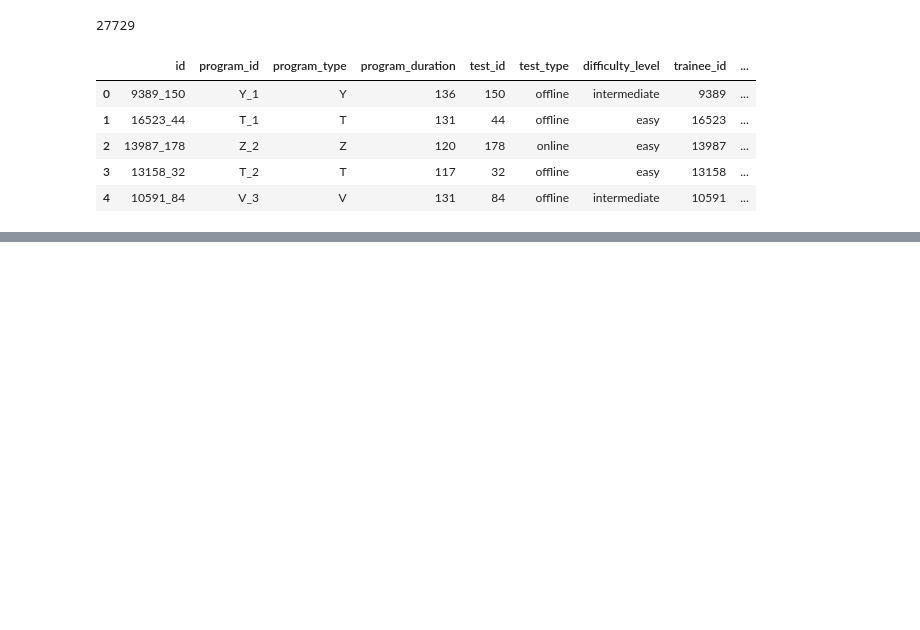
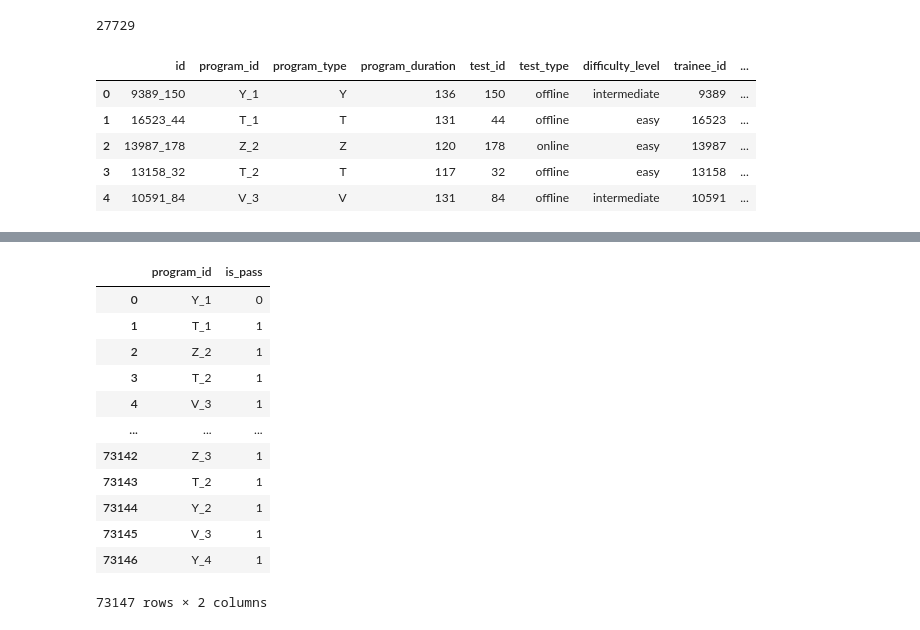
Before and after one commit to DB11051998/Pass_prediction, a Jupyter notebook: pass_prediction.ipynb, the cells around one changed output, grey strips where cells are left out. Drawn from its saved outputs; the diff is of its cells as text; code cells hidden in the pictures; blank space fills up the shorter version.

```diff
--- a/pass_prediction.ipynb
+++ b/pass_prediction.ipynb
@@ -199,0 +312,2 @@ df_train.head()
+# %%
+df_train['trainee_engagement_rating'].fillna(1,inplace=True)
@@ -199,0 +334,16 @@ df_train.head()
+# %%
+df_train[['program_id','is_pass']]
+# %% [output]
+|  | program_id | is_pass |
+| 0 | Y_1 | 0 |
+| 1 | T_1 | 1 |
+| 2 | Z_2 | 1 |
+| 3 | T_2 | 1 |
+| 4 | V_3 | 1 |
+| ... | ... | ... |
+| 73142 | Z_3 | 1 |
+| 73143 | T_2 | 1 |
+| 73144 | Y_2 | 1 |
+| 73145 | V_3 | 1 |
+| 73146 | Y_4 | 1 |
+73147 rows × 2 columns
```
Also changed, not shown: parts of 31 cells of this notebook.
